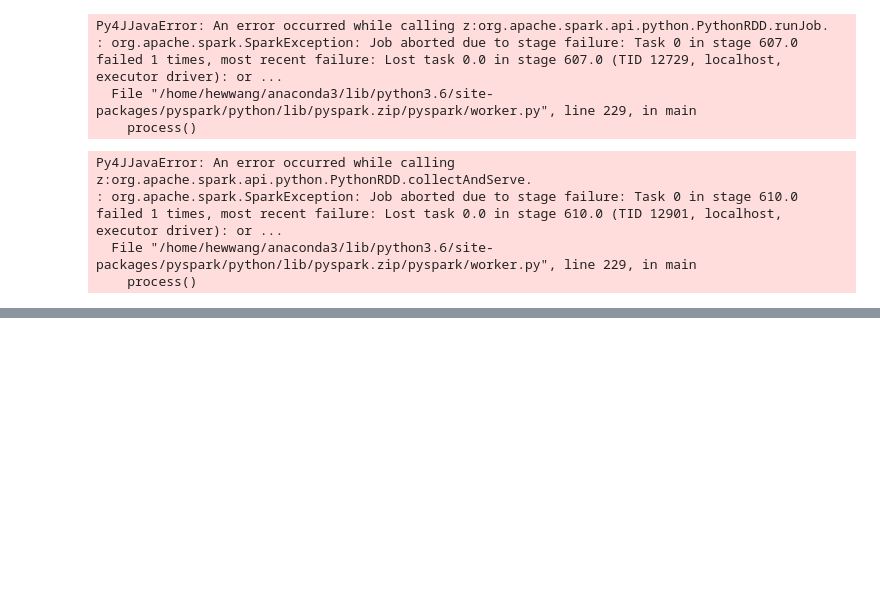
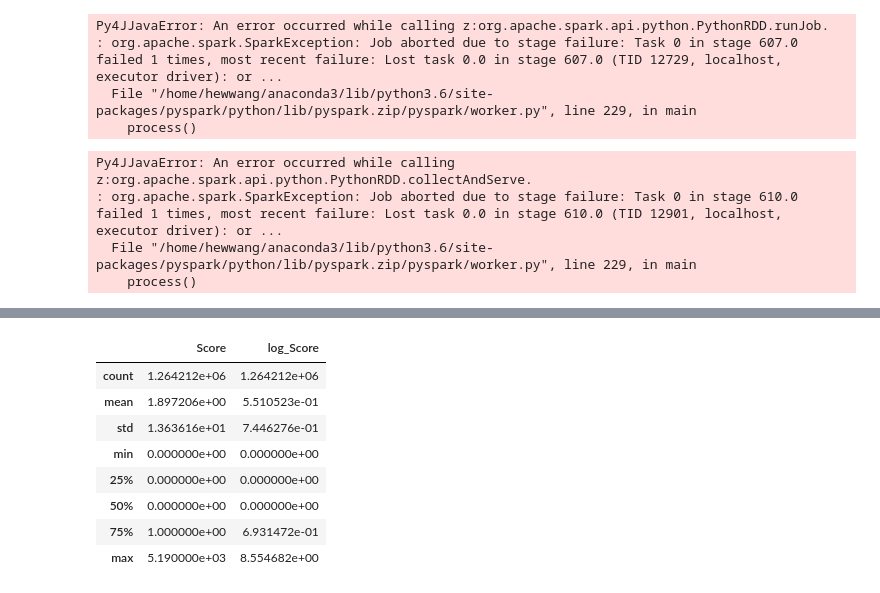
Before and after one commit to w1990ww1990w/CS5344_G15, a Jupyter notebook: Big_WJ.ipynb, the cells around one changed output, grey strips where cells are left out. Saved outputs shown, nothing was run; the diff lists cells and outputs as text; code cells hidden in the pictures; blank space fills up the shorter version.

```diff
--- a/Big_WJ.ipynb
+++ b/Big_WJ.ipynb
@@ -591,0 +756,13 @@ evaluator.evaluate(predictions)
+# %%
+#After nominalization, mean and std drops a lot
+data_new.describe()
+# %% [output]
+|  | Score | log_Score |
+| count | 1.264212e+06 | 1.264212e+06 |
+| mean | 1.897206e+00 | 5.510523e-01 |
+| std | 1.363616e+01 | 7.446276e-01 |
+| min | 0.000000e+00 | 0.000000e+00 |
+| 25% | 0.000000e+00 | 0.000000e+00 |
+| 50% | 0.000000e+00 | 0.000000e+00 |
+| 75% | 1.000000e+00 | 6.931472e-01 |
+| max | 5.190000e+03 | 8.554682e+00 |
```
Also changed, not shown: parts of 32 cells of this notebook.
